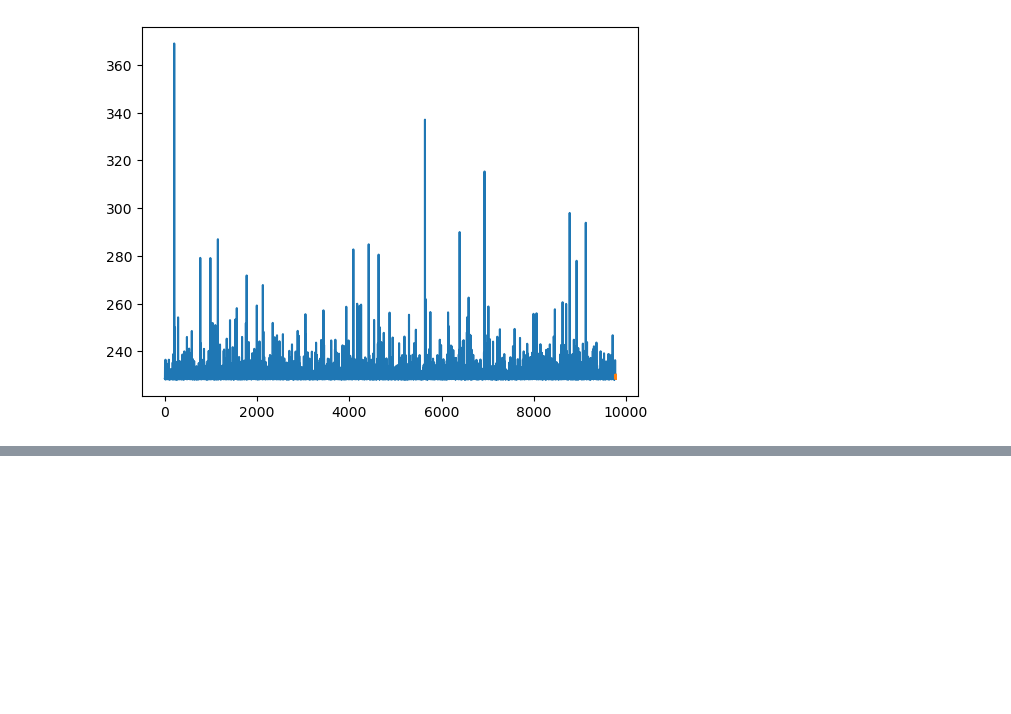
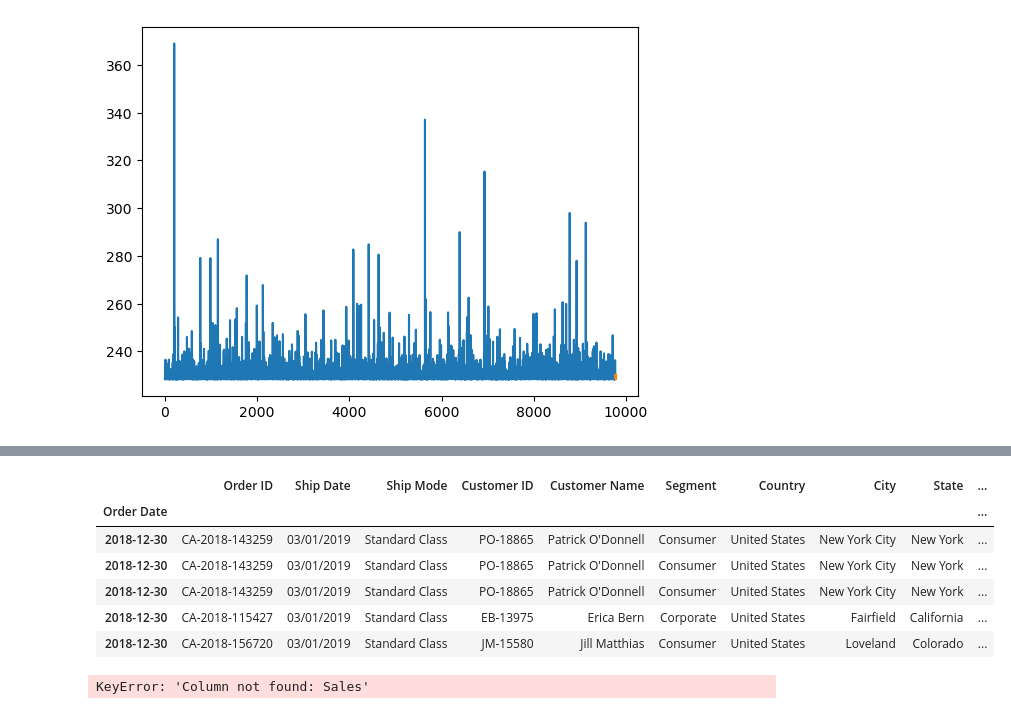
Before and after one commit to k8od/MLDataVis, a Jupyter notebook: ML_DVCA2.ipynb, the cells around one changed output, grey strips where cells are left out. Cells and saved outputs as stored; diff of their text form; code cells hidden in the pictures; blank space fills up the shorter version.

```diff
--- a/ML_DVCA2.ipynb
+++ b/ML_DVCA2.ipynb
@@ -1825,0 +432,22 @@ Text(0.5, 0, 'Random Forest Feature Importance')
+# %%
+df.tail()
+# %% [output]
+|  | Order ID | Ship Date | Ship Mode | Customer ID | Customer Name | Segment | Country | City | State | ... |
+| Order Date |  |  |  |  |  |  |  |  |  | ... |
+| 2018-12-30 | CA-2018-143259 | 03/01/2019 | Standard Class | PO-18865 | Patrick O'Donnell | Consumer | United States | New York City | New York | ... |
+| 2018-12-30 | CA-2018-143259 | 03/01/2019 | Standard Class | PO-18865 | Patrick O'Donnell | Consumer | United States | New York City | New York | ... |
+| 2018-12-30 | CA-2018-143259 | 03/01/2019 | Standard Class | PO-18865 | Patrick O'Donnell | Consumer | United States | New York City | New York | ... |
+| 2018-12-30 | CA-2018-115427 | 03/01/2019 | Standard Class | EB-13975 | Erica Bern | Corporate | United States | Fairfield | California | ... |
+| 2018-12-30 | CA-2018-156720 | 03/01/2019 | Standard Class | JM-15580 | Jill Matthias | Consumer | United States | Loveland | Colorado | ... |
+# %%
+# Calculate average sales for each state
+average_sales = df.groupby('State')['Sales'].mean().reset_index()
+
+# Merge the average sales back into the original DataFrame
+df = pd.merge(df, average_sales, on = 'State', how = 'left')
+
+# Rename the new column
+df.rename(columns = {'Sales_y': 'Average_Sales'}, inplace = True)
+df.rename(columns = {'Sales_x': 'Sales'}, inplace = True)
+# %% [output]
+KeyError: 'Column not found: Sales'
```
Also changed, not shown: parts of 207 cells of this notebook, 2 other files.
